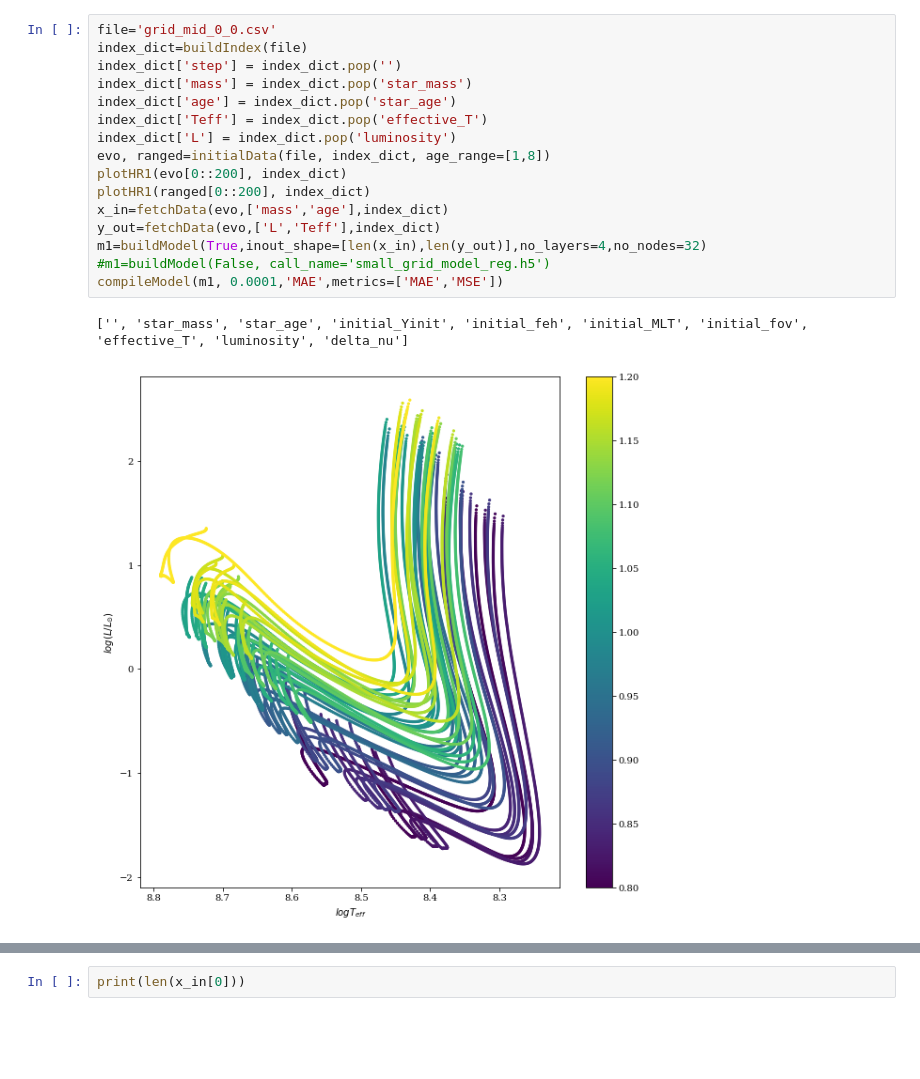
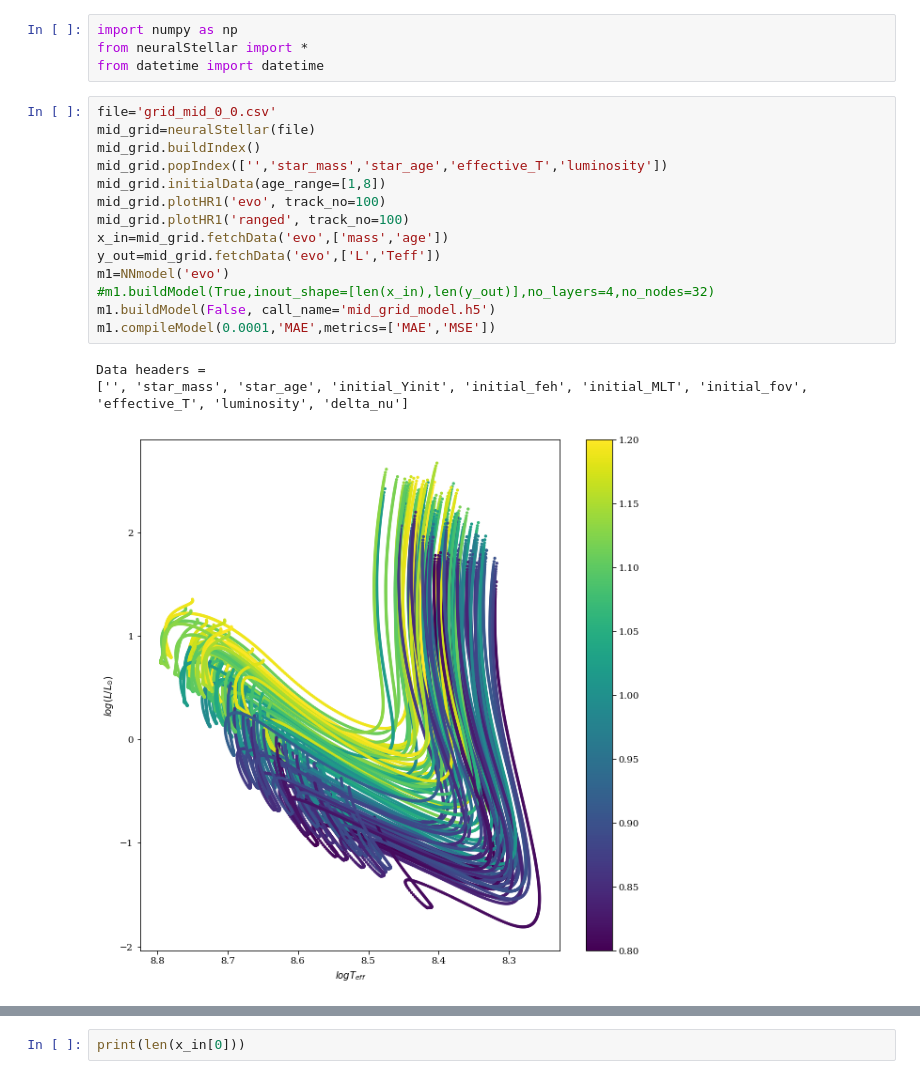
Before and after one commit to Harry-Westwood/Y4-Project-InterNeuralStellar, a Jupyter notebook: Hin's_files/grid02.ipynb, the cells around one changed output, grey strips where cells are left out. Drawn from its saved outputs; the diff is of its cells as text; blank space fills up the shorter version.

Commit message:
Grid NN: gird02 is now using neuralStellar codes

```diff
--- a/Hin's_files/grid02.ipynb
+++ b/Hin's_files/grid02.ipynb
@@ -163,19 +1,22 @@ def plotHR(Teffm, Lm, Mm, Teffg, Lg, Mg, trial_no, file):
+# %%
+import numpy as np
+from neuralStellar import *
+from datetime import datetime
 # %%
 file='grid_mid_0_0.csv'
-index_dict=buildIndex(file)
-index_dict['step'] = index_dict.pop('')
-index_dict['mass'] = index_dict.pop('star_mass')
-index_dict['age'] = index_dict.pop('star_age')
-index_dict['Teff'] = index_dict.pop('effective_T')
-index_dict['L'] = index_dict.pop('luminosity')
-evo, ranged=initialData(file, index_dict, age_range=[1,8])
-plotHR1(evo[0::200], index_dict)
-plotHR1(ranged[0::200], index_dict)
-x_in=fetchData(evo,['mass','age'],index_dict)
-y_out=fetchData(evo,['L','Teff'],index_dict)
-m1=buildModel(True,inout_shape=[len(x_in),len(y_out)],no_layers=4,no_nodes=32)
-#m1=buildModel(False, call_name='small_grid_model_reg.h5')
-compileModel(m1, 0.0001,'MAE',metrics=['MAE','MSE'])
+mid_grid=neuralStellar(file)
+mid_grid.buildIndex()
+mid_grid.popIndex(['','star_mass','star_age','effective_T','luminosity'])
+mid_grid.initialData(age_range=[1,8])
+mid_grid.plotHR1('evo', track_no=100)
+mid_grid.plotHR1('ranged', track_no=100)
+x_in=mid_grid.fetchData('evo',['mass','age'])
+y_out=mid_grid.fetchData('evo',['L','Teff'])
+m1=NNmodel('evo')
+#m1.buildModel(True,inout_shape=[len(x_in),len(y_out)],no_layers=4,no_nodes=32)
+m1.buildModel(False, call_name='mid_grid_model.h5')
+m1.compileModel(0.0001,'MAE',metrics=['MAE','MSE'])
 # %% [output]
+Data headers =
 ['', 'star_mass', 'star_age', 'initial_Yinit', 'initial_feh', 'initial_MLT', 'initial_fov', 'effective_T', 'luminosity', 'delta_nu']
-[figure, old version]
+[figure, new version]
```
Also changed, not shown: parts of 9 cells of this notebook.
